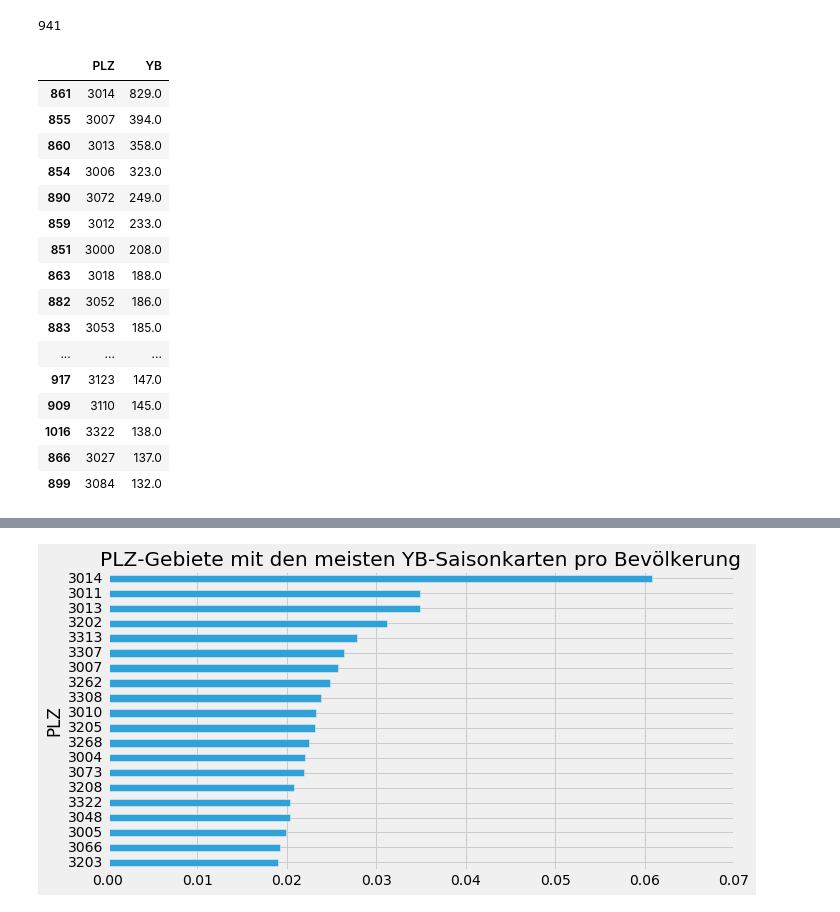
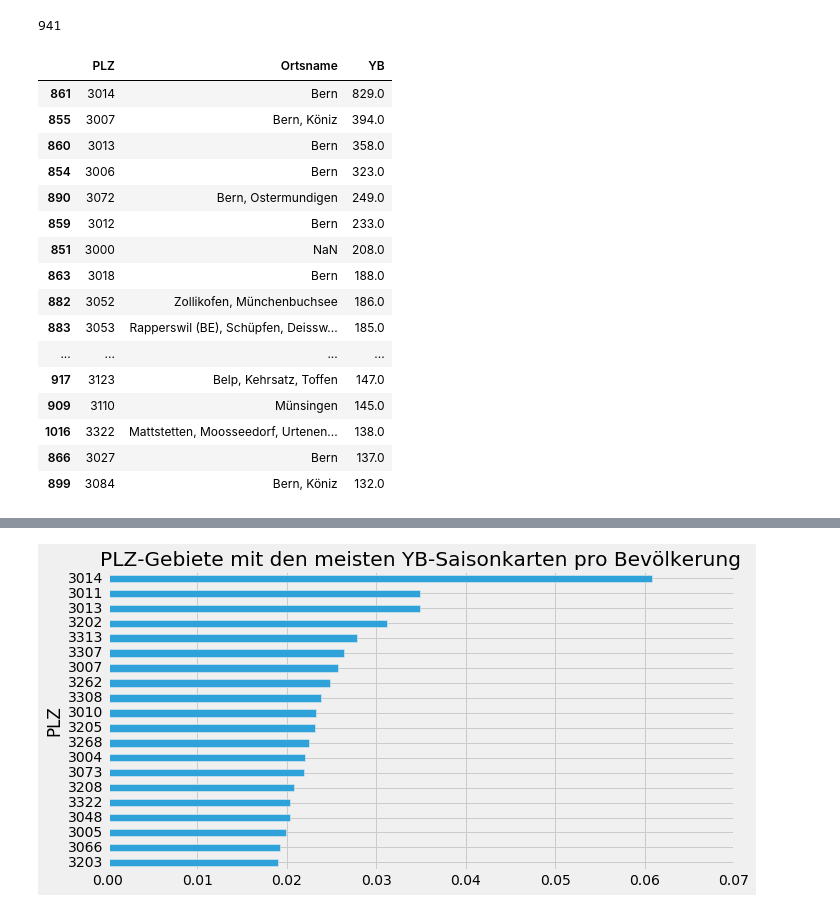
Before and after one commit to jsoma/playfair-projects, a Jupyter notebook: projects/mathias-born/2_map_the_fans/Map the Fans.ipynb, the cells around one changed output, grey strips where cells are left out. Saved outputs shown, nothing was run; the diff lists cells and outputs as text; code cells hidden in the pictures.

```diff
--- a/projects/mathias-born/2_map_the_fans/Map the Fans.ipynb
+++ b/projects/mathias-born/2_map_the_fans/Map the Fans.ipynb
@@ -104,0 +108,9 @@ df_plz.head(5)
+# %%
+df_plz_names = pd.read_excel('plz_ort.xls')
+df_plz_names[['PLZ4','GDENAMK', '%_IN_GDE']].sort_values(by='%_IN_GDE', ascending=False).head()
+df_plz_names_neu = df_plz_names.groupby(by='PLZ4').apply(lambda x: ", ".join((x["GDENAMK"])))
+df_plz_names_neu = pd.DataFrame(df_plz_names_neu)
+df_plz_names_neu.columns = ['Ortsname']
+df_plz_names_neu.index.names = ['PLZ']
+df_plz_names_neu.reset_index(level=0, inplace=True)
+df_plz_names_neu.head(10)
@@ -105,6 +131,7 @@ df_plz.head(5)
 # %%
 # Merge the three data sets.
 df_temp = df_plz.merge(df_scb, on='PLZ', how='left')
+df_temp = df_temp.merge(df_plz_names_neu, on='PLZ', how='left')
 df = df_temp.merge(df_yb, on='PLZ', how='left')
 df.head()
 # %% [output]
@@ -139,24 +166,24 @@ df['SCB'].count()
 941
 # %%
 # What ZIP code has the highest number of YB cards?
-df[['PLZ','YB']].sort_values(by='YB', ascending=False).head(20)
+df[['PLZ','Ortsname','YB']].sort_values(by='YB', ascending=False).head(20)
 # %% [output]
-|  | PLZ | YB |
-| 861 | 3014 | 829.0 |
-| 855 | 3007 | 394.0 |
-| 860 | 3013 | 358.0 |
-| 854 | 3006 | 323.0 |
-| 890 | 3072 | 249.0 |
-| 859 | 3012 | 233.0 |
-| 851 | 3000 | 208.0 |
-| 863 | 3018 | 188.0 |
-| 882 | 3052 | 186.0 |
-| 883 | 3053 | 185.0 |
-| ... | ... | ... |
-| 917 | 3123 | 147.0 |
-| 909 | 3110 | 145.0 |
-| 1016 | 3322 | 138.0 |
-| 866 | 3027 | 137.0 |
-| 899 | 3084 | 132.0 |
+|  | PLZ | Ortsname | YB |
+| 861 | 3014 | Bern | 829.0 |
+| 855 | 3007 | Bern, Köniz | 394.0 |
+| 860 | 3013 | Bern | 358.0 |
+| 854 | 3006 | Bern | 323.0 |
+| 890 | 3072 | Bern, Ostermundigen | 249.0 |
+| 859 | 3012 | Bern | 233.0 |
+| 851 | 3000 | NaN | 208.0 |
+| 863 | 3018 | Bern | 188.0 |
+| 882 | 3052 | Zollikofen, Münchenbuchsee | 186.0 |
+| 883 | 3053 | Rapperswil (BE), Schüpfen, Deissw... | 185.0 |
+| ... | ... | ... | ... |
+| 917 | 3123 | Belp, Kehrsatz, Toffen | 147.0 |
+| 909 | 3110 | Münsingen | 145.0 |
+| 1016 | 3322 | Mattstetten, Moosseedorf, Urtenen... | 138.0 |
+| 866 | 3027 | Bern | 137.0 |
+| 899 | 3084 | Bern, Köniz | 132.0 |
 # %%
 # What ZIP code have the highest numbers of SCB cards?
```
Also changed, not shown: parts of 12 cells of this notebook, 1 other file.
